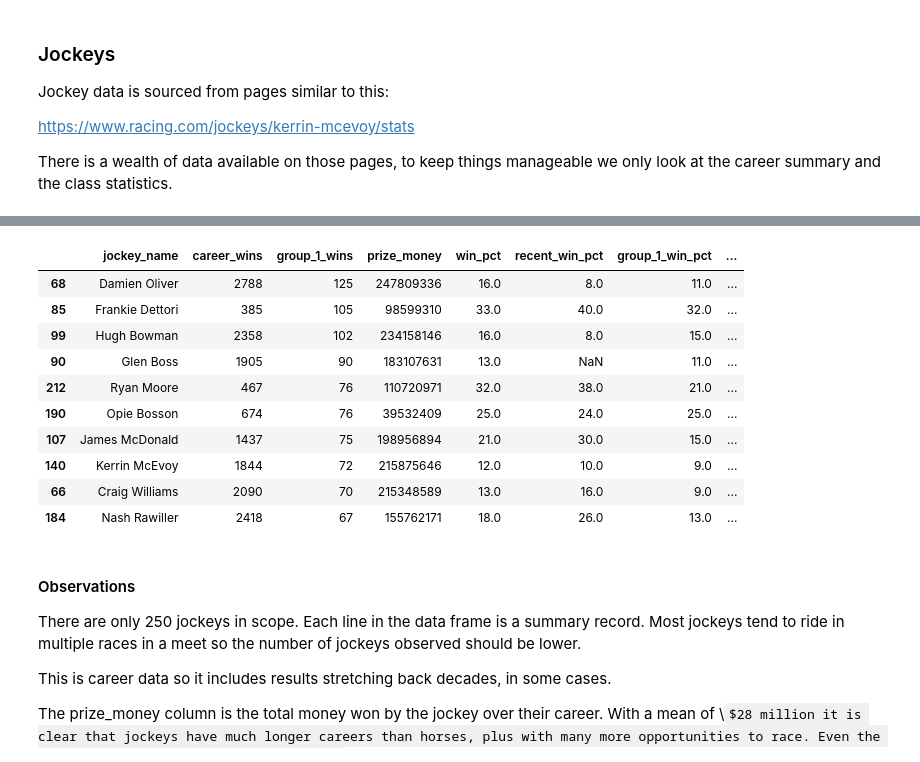
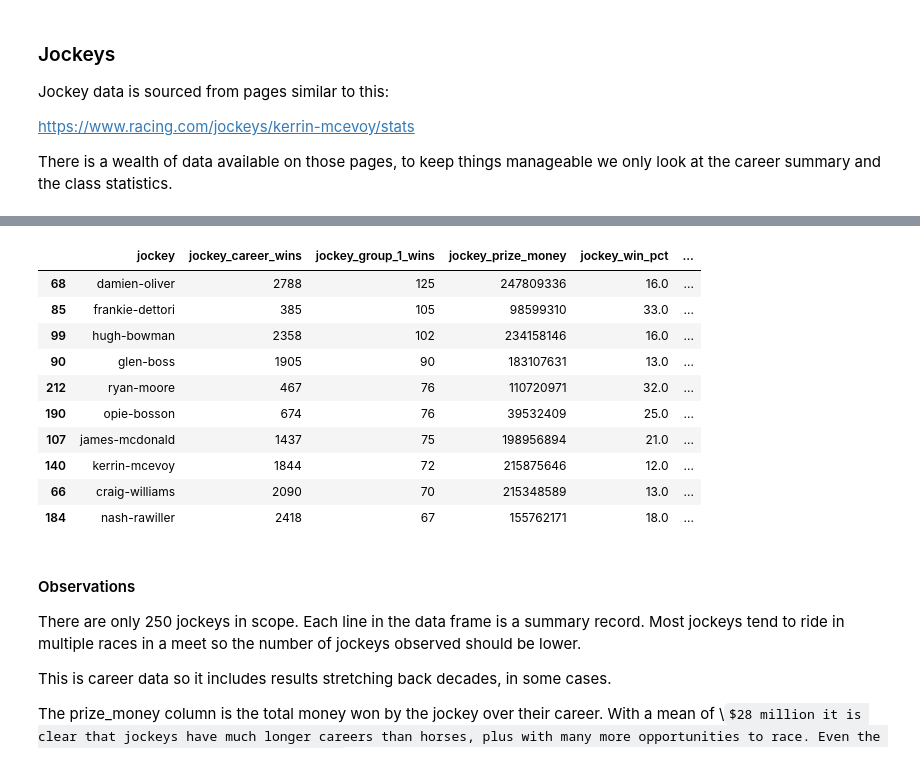
Before and after one commit to stripykitteh/horse_code, a Jupyter notebook: horse_racing_study.ipynb, the cells around one changed output, grey strips where cells are left out. Cells and saved outputs as stored; diff of their text form; code cells hidden in the pictures; some formulas as TeX source.

```diff
--- a/horse_racing_study.ipynb
+++ b/horse_racing_study.ipynb
@@ -787,17 +791,17 @@ df_jockeys.describe()
 # %%
-df_jockeys.sort_values(by=['group_1_wins'],ascending=False).head(10)
+df_jockeys.sort_values(by=['jockey_group_1_wins'],ascending=False).head(10)
 # %% [output]
-|  | jockey_name | career_wins | group_1_wins | prize_money | win_pct | recent_win_pct | group_1_win_pct | ... |
-| 68 | Damien Oliver | 2788 | 125 | 247809336 | 16.0 | 8.0 | 11.0 | ... |
-| 85 | Frankie Dettori | 385 | 105 | 98599310 | 33.0 | 40.0 | 32.0 | ... |
-| 99 | Hugh Bowman | 2358 | 102 | 234158146 | 16.0 | 8.0 | 15.0 | ... |
-| 90 | Glen Boss | 1905 | 90 | 183107631 | 13.0 | NaN | 11.0 | ... |
-| 212 | Ryan Moore | 467 | 76 | 110720971 | 32.0 | 38.0 | 21.0 | ... |
-| 190 | Opie Bosson | 674 | 76 | 39532409 | 25.0 | 24.0 | 25.0 | ... |
-| 107 | James McDonald | 1437 | 75 | 198956894 | 21.0 | 30.0 | 15.0 | ... |
-| 140 | Kerrin McEvoy | 1844 | 72 | 215875646 | 12.0 | 10.0 | 9.0 | ... |
-| 66 | Craig Williams | 2090 | 70 | 215348589 | 13.0 | 16.0 | 9.0 | ... |
-| 184 | Nash Rawiller | 2418 | 67 | 155762171 | 18.0 | 26.0 | 13.0 | ... |
+|  | jockey | jockey_career_wins | jockey_group_1_wins | jockey_prize_money | jockey_win_pct | ... |
+| 68 | damien-oliver | 2788 | 125 | 247809336 | 16.0 | ... |
+| 85 | frankie-dettori | 385 | 105 | 98599310 | 33.0 | ... |
+| 99 | hugh-bowman | 2358 | 102 | 234158146 | 16.0 | ... |
+| 90 | glen-boss | 1905 | 90 | 183107631 | 13.0 | ... |
+| 212 | ryan-moore | 467 | 76 | 110720971 | 32.0 | ... |
+| 190 | opie-bosson | 674 | 76 | 39532409 | 25.0 | ... |
+| 107 | james-mcdonald | 1437 | 75 | 198956894 | 21.0 | ... |
+| 140 | kerrin-mcevoy | 1844 | 72 | 215875646 | 12.0 | ... |
+| 66 | craig-williams | 2090 | 70 | 215348589 | 13.0 | ... |
+| 184 | nash-rawiller | 2418 | 67 | 155762171 | 18.0 | ... |
 # %% [markdown]
 #### Observations
 
```
Also changed, not shown: parts of 22 cells of this notebook, 6 other files.
